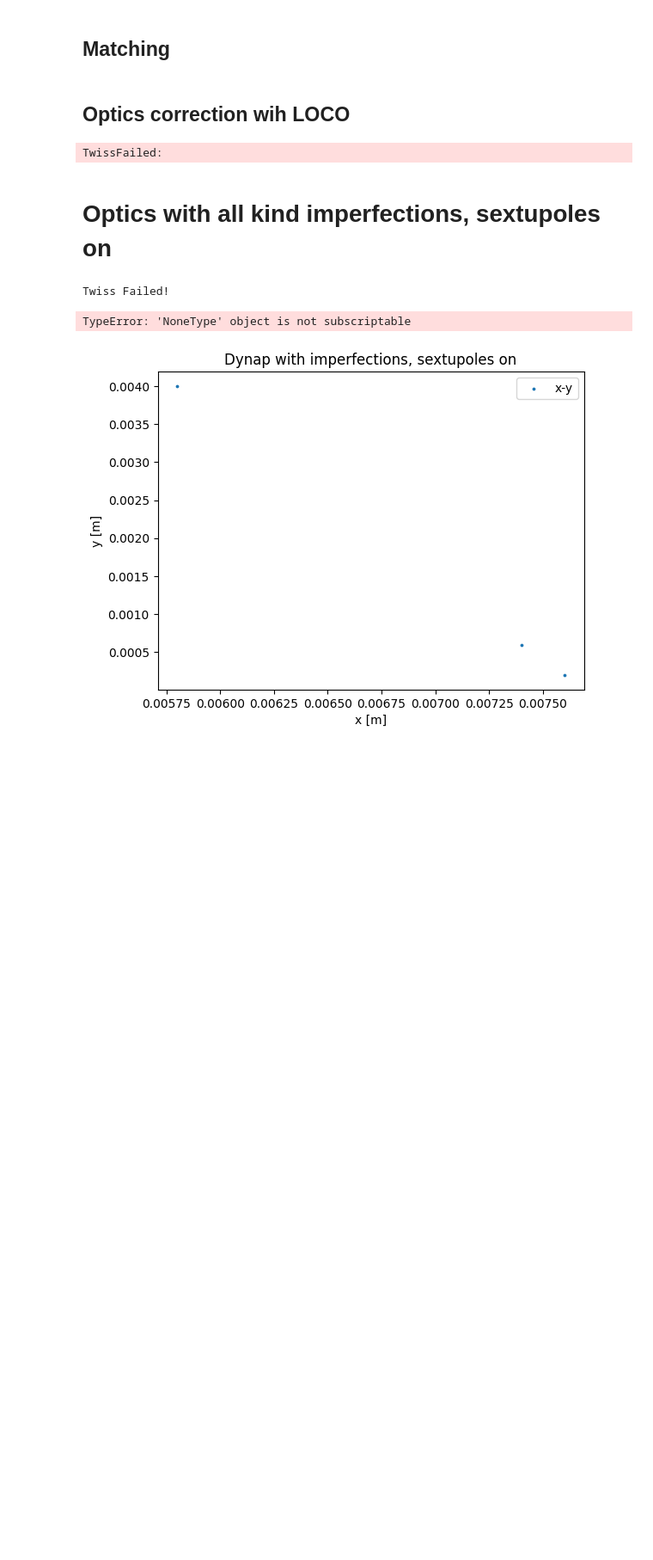
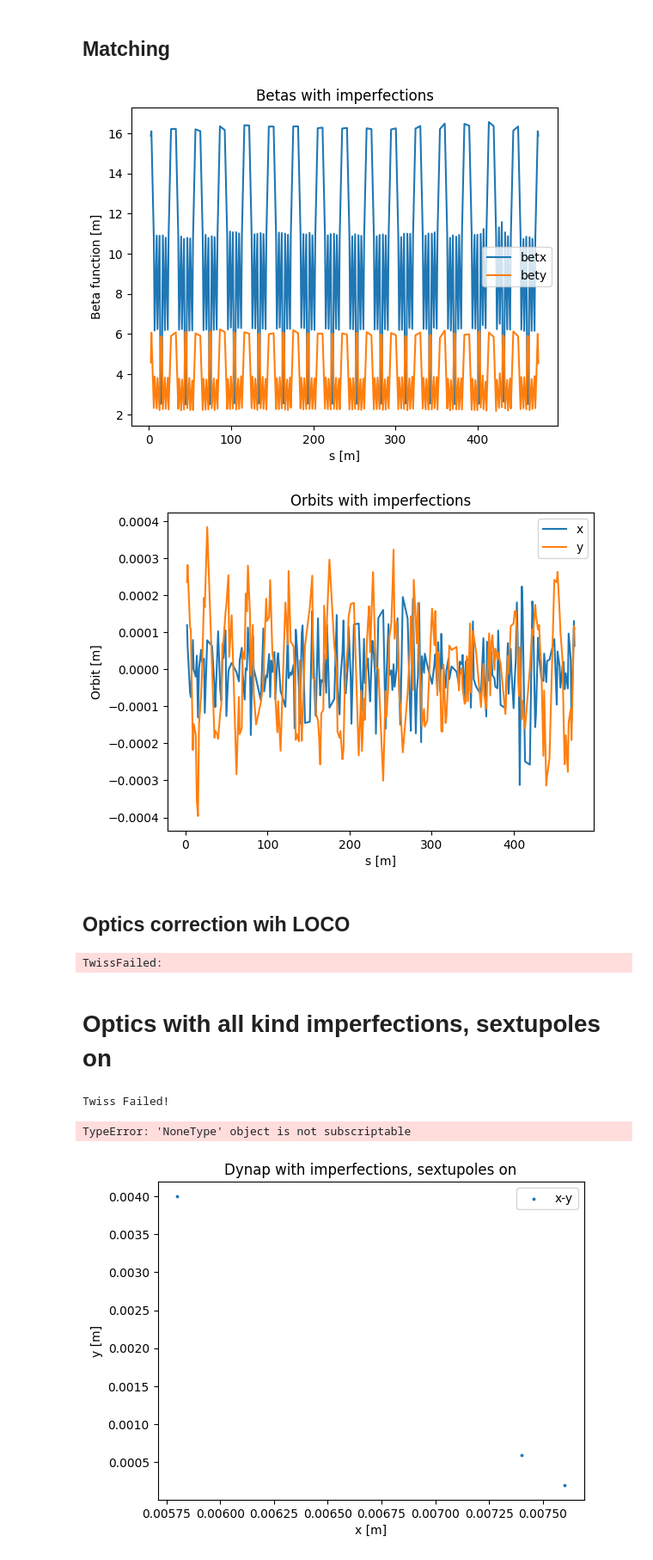
Before and after one commit to Rasimilian/SKIF-Lattice-Analysis, a Jupyter notebook: optics_closing.ipynb, the cells around one changed output. Shown at 86% size. Cells and saved outputs as stored; diff of their text form; code cells hidden in the pictures; blank space fills up the shorter version.

```diff
--- a/optics_closing.ipynb
+++ b/optics_closing.ipynb
@@ -167,15 +176,18 @@ TypeError: 'NoneType' object is not subscriptable
 ## Matching
 # %%
 steps_for_matching = {"k1": 1e-3, "kick": 1e-4, "k1s": 1e-3}
-interim_optics_nosext_matched = match_optics(structure_nosext, aligns=align_errs, target_vars=["betx", "bety"], target_optical_funcs={"betx": []}, elem_and_params_to_match=elems_for_matching, param_steps=steps_for_matching,
-                                             algorithms=["lmdif", "simplex"], file_with_kicks=None, verbose=True)
-with open("logg.txt", 'w') as f:
-    f.write(interim_optics_nosext_matched.ll)
-# plot_optics(interim_optics_nosext_matched, params_to_show="beta", title="Betas with imperfections")
-# plt.show()
+interim_optics_nosext_matched = match_optics(structure_nosext_norf, aligns=align_errs, target_vars=["betx", "bety", "dx"], target_optical_funcs=init_optics, elem_and_params_to_match=elems_for_matching, param_steps=steps_for_matching,
+                                             algorithms=["lmdif"], file_with_kicks="D:/PycharmProjects/SKIF-Lattice-Analysis/stren.out", verbose=True)
+# with open("logg.txt", 'w') as f:
+#     f.write(interim_optics_nosext_matched.ll)
+plot_optics(interim_optics_nosext_matched, params_to_show="beta", title="Betas with imperfections")
+plt.show()
 
-# plot_optics(interim_optics_nosext_matched, params_to_show="orbit", title="Orbits with imperfections")
-# plt.show()
+plot_optics(interim_optics_nosext_matched, params_to_show="orbit", title="Orbits with imperfections")
+plt.show()
+# %% [output]
+[figure, added]
+[figure, added]
 # %% [markdown]
 ## Optics correction wih LOCO
 # %%
```
Also changed, not shown: parts of 29 cells of this notebook, 1 other file.
